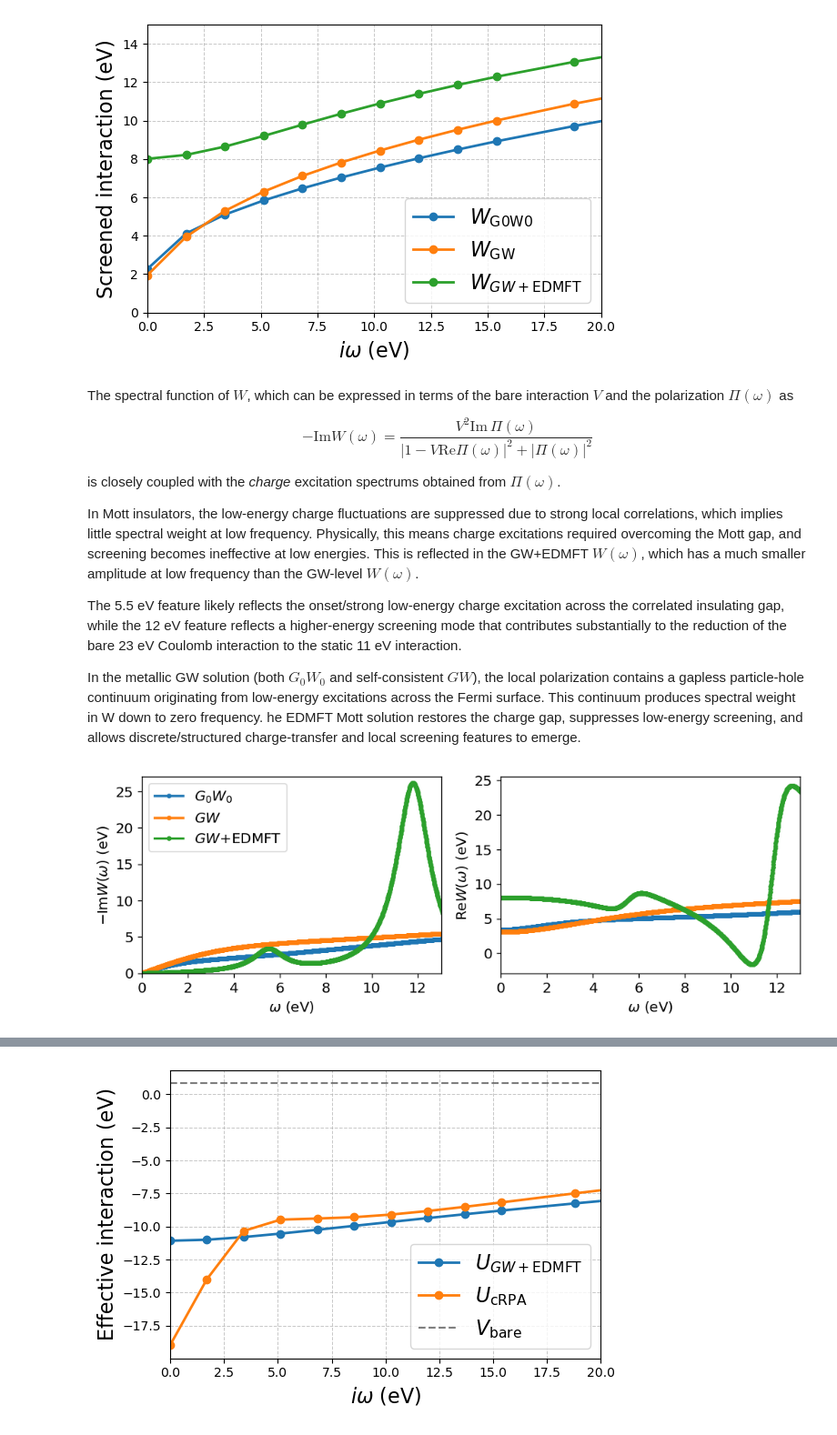
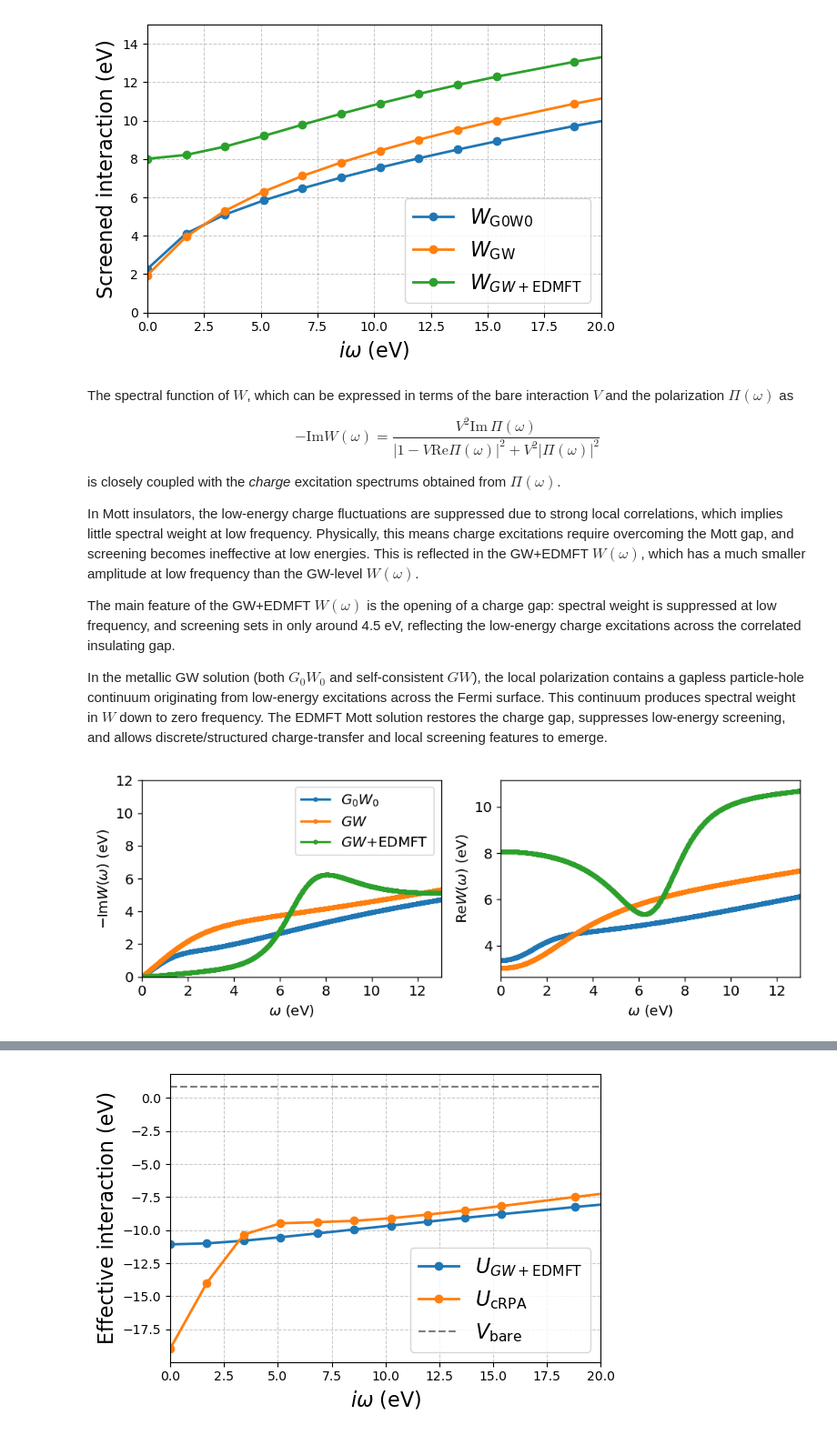
Before and after one commit to AbInitioQHub/coqui-tutorial, a Jupyter notebook: quickstart/04_gw_edmft/04_gw_edmft.ipynb, the cells around one changed output, grey strips where cells are left out. Shown at 91% size. Drawn from its saved outputs; the diff is of its cells as text; code cells hidden in the pictures.

Commit message:
remove causal_projection example in 04

```diff
--- a/quickstart/04_gw_edmft/04_gw_edmft.ipynb
+++ b/quickstart/04_gw_edmft/04_gw_edmft.ipynb
@@ -644,60 +634,57 @@ plt.show()
 The spectral function of $W$, which can be expressed in terms of the bare interaction $V$ and the polarization $\Pi(\omega)$ as
 
 $$
--\mathrm{Im}W(\omega) = \frac{V^{2}\mathrm{Im}\,\Pi(\omega)}{|1 - V\mathrm{Re}\Pi(\omega)|^{2} + |\Pi(\omega)|^2}
+-\mathrm{Im}W(\omega) = \frac{V^{2}\mathrm{Im}\,\Pi(\omega)}{|1 - V\mathrm{Re}\Pi(\omega)|^{2} + V^{2}|\Pi(\omega)|^2}
 $$
 
 is closely coupled with the *charge* excitation spectrums obtained from $\Pi(\omega)$.
 
-In Mott insulators, the low-energy charge fluctuations are suppressed due to strong local correlations, which implies little spectral weight at low frequency. Physically, this means charge excitations required overcoming the Mott gap, and screening becomes ineffective at low energies. This is reflected in the GW+EDMFT $W(\omega)$, which has a much smaller amplitude at low frequency than the GW-level $W(\omega)$.
+In Mott insulators, the low-energy charge fluctuations are suppressed due to strong local correlations, which implies little spectral weight at low frequency. Physically, this means charge excitations require overcoming the Mott gap, and screening becomes ineffective at low energies. This is reflected in the GW+EDMFT $W(\omega)$, which has a much smaller amplitude at low frequency than the GW-level $W(\omega)$.
 
-The 5.5 eV feature likely reflects the onset/strong low-energy charge excitation across the correlated insulating gap, while the 12 eV feature reflects a higher-energy screening mode that contributes substantially to the reduction of the bare 23 eV Coulomb interaction to the static 11 eV interaction.
+The main feature of the GW+EDMFT $W(\omega)$ is the opening of a charge gap: spectral weight is suppressed at low frequency, and screening sets in only around 4.5 eV, reflecting the low-energy charge excitations across the correlated insulating gap.
 
-In the metallic GW solution (both $G_{0}W_{0}$ and self-consistent $GW$), the local polarization contains a gapless particle-hole continuum originating from low-energy excitations across the Fermi surface. This continuum produces spectral weight in W down to zero frequency. he EDMFT Mott solution restores the charge gap, suppresses low-energy screening, and allows discrete/structured charge-transfer and local screening features to emerge.
+In the metallic GW solution (both $G_{0}W_{0}$ and self-consistent $GW$), the local polarization contains a gapless particle-hole continuum originating from low-energy excitations across the Fermi surface. This continuum produces spectral weight in $W$ down to zero frequency. The EDMFT Mott solution restores the charge gap, suppresses low-energy screening, and allows discrete/structured charge-transfer and local screening features to emerge.
 # %%
 # Analytic continuation of screened interations W to real-frequency axis
 wmin, wmax, Nw = 0.0, 0.5, 1000
 W_g0w0_w, w_mesh = coqui.post_proc.pade(
-    W_g0w0_iw, iaft, stats='boson', wmin=wmin, wmax=wmax, Nw=Nw, Nfit=50, ph_sym=True,
-    causal_projection=True
+    W_g0w0_iw, iaft, stats='boson', wmin=wmin, wmax=wmax, Nw=Nw, Nfit=50, ph_sym=True
 )
 W_gw_w, w_mesh = coqui.post_proc.pade(
-    W_gw_iw, iaft, stats='boson', wmin=wmin, wmax=wmax, Nw=Nw, Nfit=50, ph_sym=True,
-    causal_projection=True
+    W_gw_iw, iaft, stats='boson', wmin=wmin, wmax=wmax, Nw=Nw, Nfit=50, ph_sym=True
 )
 W_gw_edmft_w, w_mesh = coqui.post_proc.pade(
-    W_gw_edmft_iw, iaft, stats='boson', wmin=wmin, wmax=wmax, Nw=Nw, Nfit=50, ph_sym=True,
-    causal_projection=True
+    W_gw_edmft_iw, iaft, stats='boson', wmin=wmin, wmax=wmax, Nw=Nw, Nfit=50, ph_sym=True
 )
 
 # plot the real-frequency W
 fig, ax = plt.subplots(1, 2, figsize=(10,3), dpi=120)
 ax[0].plot(w_mesh.real * Hartree_eV, -W_g0w0_w.imag * Hartree_eV,
         linewidth=2, marker='o', markersize=3, label='$G_{0}W_{0}$')
 ax[0].plot(w_mesh.real * Hartree_eV, -W_gw_w.imag * Hartree_eV,
         linewidth=2, marker='o', markersize=3, label='$GW$')
 ax[0].plot(w_mesh.real * Hartree_eV, -W_gw_edmft_w.imag * Hartree_eV,
         linewidth=2, marker='o', markersize=3, label='$GW$+EDMFT')
 ax[1].plot(w_mesh.real * Hartree_eV, (W_g0w0_w+V_bare).real * Hartree_eV,
         linewidth=2, marker='o', markersize=3, label='$G_{0}W_{0}$')
 ax[1].plot(w_mesh.real * Hartree_eV, (W_gw_w+V_bare).real * Hartree_eV,
         linewidth=2, marker='o', markersize=3, label='$GW$')
 ax[1].plot(w_mesh.real * Hartree_eV, (W_gw_edmft_w+V_bare).real * Hartree_eV,
         linewidth=2, marker='o', markersize=3, label='$GW$+EDMFT')
 ax[0].set_xlim(0.0, 13.0)
-ax[0].set_ylim(0, 27.0)
+ax[0].set_ylim(0, 12.0)
 ax[0].tick_params(axis='both', which='major', labelsize=12)
 ax[0].set_xlabel(r'$\omega$ (eV)', fontsize=12)
 ax[0].set_ylabel(r'$-\mathrm{Im}W(\omega)$ (eV)', fontsize=12)
 ax[0].legend(fontsize=12)
 
 ax[1].set_xlim(0.0, 13.0)
 ax[1].tick_params(axis='both', which='major', labelsize=12)
 ax[1].set_xlabel(r'$\omega$ (eV)', fontsize=12)
 ax[1].set_ylabel(r'$\mathrm{Re}W(\omega)$ (eV)', fontsize=12)
 plt.show()
 # %% [output]
-[figure, old version]
+[figure, new version]
 # %% [markdown]
 #### 🔹 Effective interactions and its comparison with cRPA
 
```
Also changed, not shown: parts of 6 cells of this notebook.
